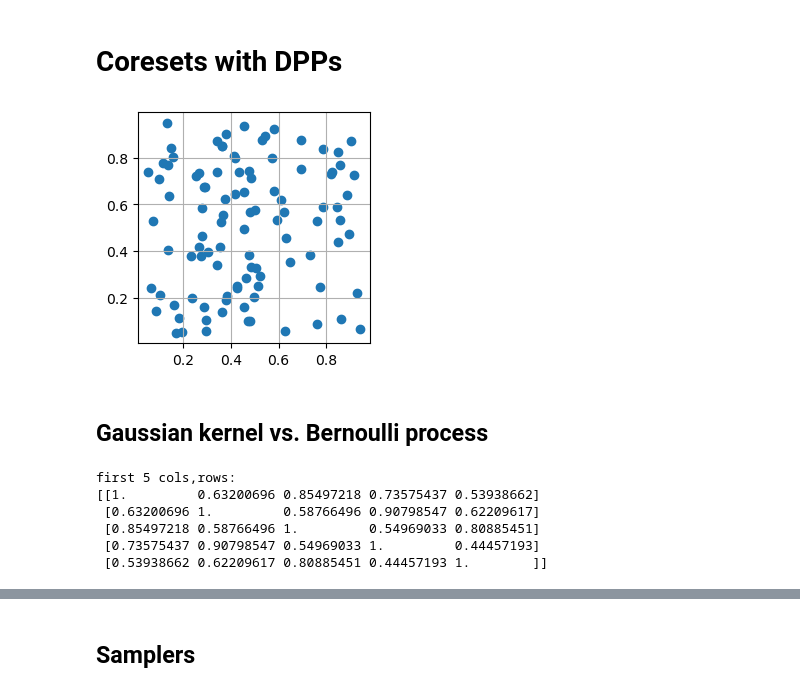
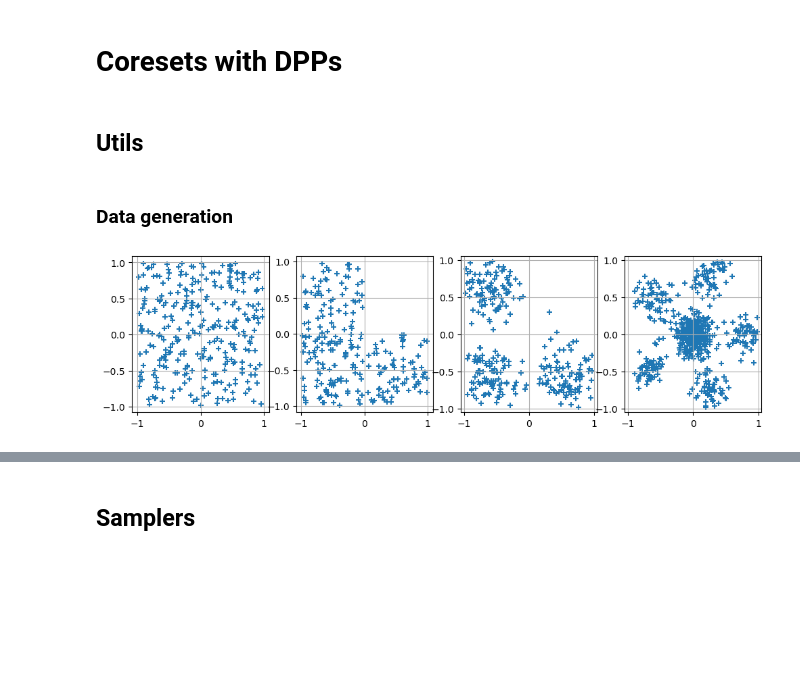
Before and after one commit to hsimonfroy/DPPcoresets, a Jupyter notebook: notebook/test.ipynb, the cells around one changed output, grey strips where cells are left out. Drawn from its saved outputs; the diff is of its cells as text; code cells hidden in the pictures; blank space fills up the shorter version.

```diff
--- a/notebook/test.ipynb
+++ b/notebook/test.ipynb
@@ -5,3 +5,7 @@ import numpy as np
 import matplotlib.pyplot as plt
 # %matplotlib widget
 %matplotlib inline
+# %% [markdown]
+## Utils
+# %% [markdown]
+### Data generation
@@ -8,29 +63,29 @@ import matplotlib.pyplot as plt
 # %%
-n, d = 100, 2
-X = 0.9*(np.random.rand(n, d) - .5) + .5
+import utils
 
-plt.figure(figsize=(3,3))
-plt.scatter(X[:,0], X[:,1])
-plt.grid(), plt.show();
+n, d, k = 300, 2, 3
+
+plt.figure(figsize=(12,3))
+plt.subplot(1,4,1)
+X = utils.get_hypercube_data(n, d, border=.99)
+plt.scatter(X[:,0], X[:,1], marker="+"), plt.grid()
+
+plt.subplot(1,4,2)
+X = utils.get_hypercube_data(n, d, border=.99, remove_subcube=True)
+plt.scatter(X[:,0], X[:,1], marker="+"), plt.grid()
+
+plt.subplot(1,4,3)
+X = utils.get_cluster_data(n, d, k, border=.99)
+plt.scatter(X[:,0], X[:,1], marker="+"),
+xylim = 1.05
+plt.xlim(-xylim,xylim), plt.ylim(-xylim,xylim), plt.grid()
+
+plt.subplot(1,4,4)
+X1 = utils.get_circle_data(n, d, 5, radius=.8, variance=1/50, border=.99)
+X2 = utils.get_circle_data(n, d, 1, radius=0, variance=1/50, border=.99)
+X = np.concatenate((X1, X2))
+plt.scatter(X[:,0], X[:,1], marker="+"),
+xylim = 1.05
+plt.xlim(-xylim,xylim), plt.ylim(-xylim,xylim), plt.grid(), plt.show();
 # %% [output]
-[figure, old version]
+[figure, new version]
-# %% [markdown]
-## Gaussian kernel vs. Bernoulli process
-# %%
-def gauss(sigma):
-    def kernel(tau):
-        return np.exp(-np.sum(tau**2, axis=-1)/sigma**2)
-    return kernel
-
-def KernelMatrix(x,y,h):
-    return h(x[:,None]-y[None,:])
-
-K = KernelMatrix(X,X,gauss(2))
-print(f"first 5 cols,rows:\n{K[:5,:5]}")
-# %% [output]
-first 5 cols,rows:
-[[1.         0.63200696 0.85497218 0.73575437 0.53938662]
- [0.63200696 1.         0.58766496 0.90798547 0.62209617]
- [0.85497218 0.58766496 1.         0.54969033 0.80885451]
- [0.73575437 0.90798547 0.54969033 1.         0.44457193]
- [0.53938662 0.62209617 0.80885451 0.44457193 1.        ]]
```
Also changed, not shown: parts of 35 cells of this notebook, 2 other files.
